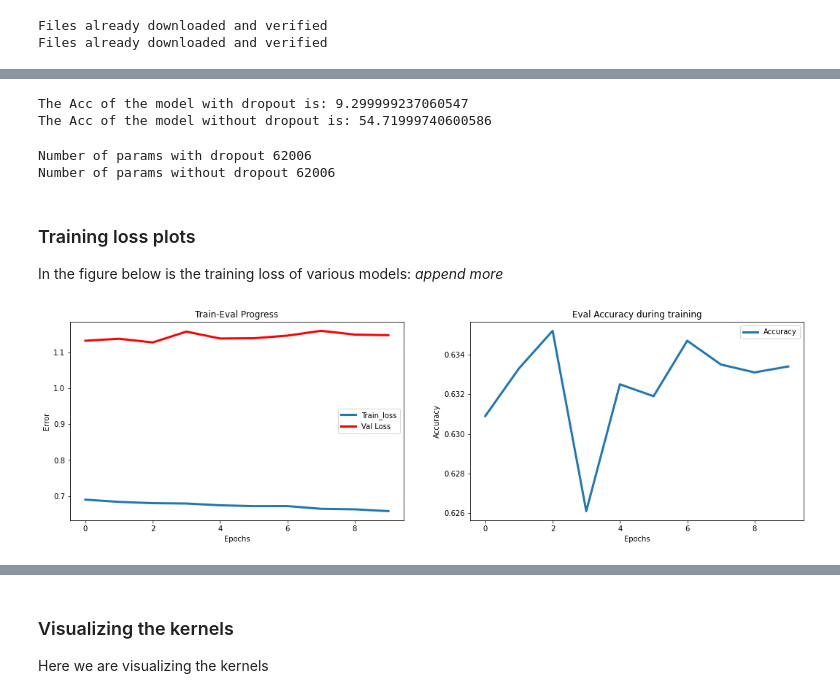
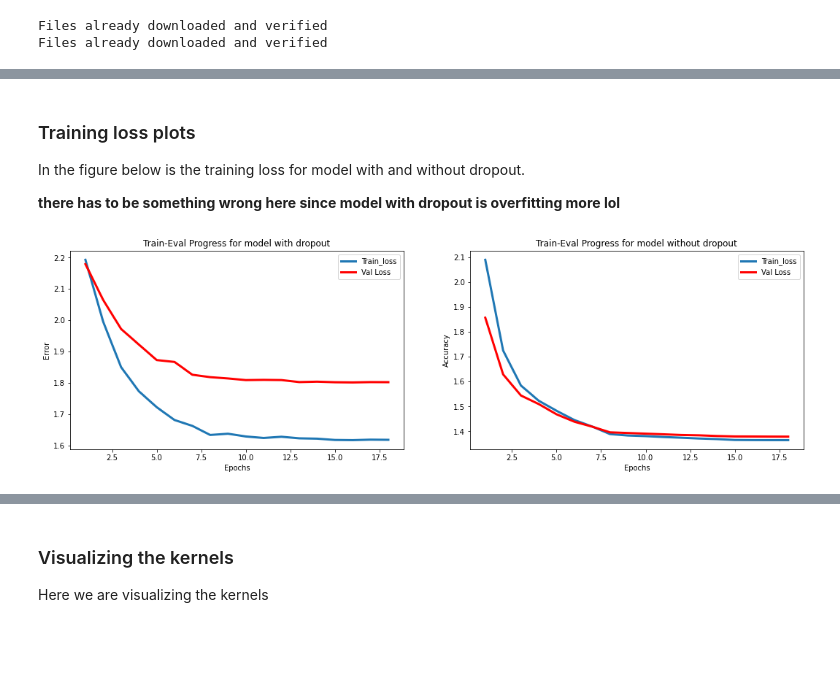
Before and after one commit to vardeep-sandhu/CudaLab, a Jupyter notebook: Sheet03/Sheet03.ipynb, the cells around one changed output, grey strips where cells are left out. Drawn from its saved outputs; the diff is of its cells as text; code cells hidden in the pictures; blank space fills up the shorter version.

Commit message:
changed model and merged Ayesha's visuals

```diff
--- a/Sheet03/Sheet03.ipynb
+++ b/Sheet03/Sheet03.ipynb
@@ -88,7 +89,7 @@ class Network(nn.Module):
         self.fc3 = nn.Linear(in_features=84, out_features=10)
         self.dropout = dropout
         if self.dropout:
-            self.in_dropout = nn.Dropout2d(p=0.2)
+            self.in_dropout = nn.Dropout(p=0.2)
             self.cnn_dropout = nn.Dropout(p=0.5)
             self.lin_dropout = nn.Dropout(p=0.5)
 
@@ -125,4 +114 @@ LR = 3e-4
-# %%
-criterion = nn.CrossEntropyLoss().to(device)
-optimizer = torch.optim.Adam(params=model_without_dropout.parameters(), lr=LR)
 # %%
@@ -231,4 +289,6 @@ loss_with_dropout = training(model=model_with_dropout)
 # %%
-cnn = Network(dropout=False, name="model")
-# optimizer =
-cnn, optimizer, epoch, stats = loading_model(cnn, optimizer, "models/without_dropout_9.pth")
+best_dropout = Network(dropout=False, name="best_dropout")
+best_no_dropout = Network(dropout=False, name="best_no_dropout")
+
+best_dropout, _, _, stats_d = loading_model(best_dropout, "models/model_with_dropout_18.pth")
+best_no_dropout, _, _, stats_no_d = loading_model(best_no_dropout, "models/model_without_dropout_18.pth")
@@ -235,44 +302,38 @@ cnn, optimizer, epoch, stats = loading_model(cnn, optimizer, "models/without_dro
 # %%
-acc_1, _ = testing(model_with_dropout)
-acc_2, _ = testing(model_without_dropout)
+# acc_1, _ = testing(model_with_dropout)
+# acc_2, _ = testing(model_without_dropout)
 
-print(f"The Acc of the model with dropout is: {acc_1 * 100}")
-print(f"The Acc of the model without dropout is: {acc_2 * 100}")
+# print(f"The Acc of the model with dropout is: {acc_1 * 100}")
+# print(f"The Acc of the model without dropout is: {acc_2 * 100}")
-# %% [output]
-The Acc of the model with dropout is: 9.299999237060547
-The Acc of the model without dropout is: 54.71999740600586
 # %%
-print(f"Number of params with dropout {num_params(model_with_dropout)}")
-print(f"Number of params without dropout {num_params(model_without_dropout)}")
+# print(f"Number of params with dropout {num_params(model_with_dropout)}")
+# print(f"Number of params without dropout {num_params(model_without_dropout)}")
-# %% [output]
-Number of params with dropout 62006
-Number of params without dropout 62006
 # %% [markdown]
 ### Training loss plots
 
-In the figure below is the training loss of various models:
-*append more*
+In the figure below is the training loss for model with and without dropout.
+
+**there has to be something wrong here since model with dropout is overfitting more lol**
 # %%
 fig, ax = plt.subplots(1,2)
 fig.set_size_inches(18, 5)
 
-ax[0].plot(stats['epoch'], stats['train_loss'], label="Train_loss", linewidth=3)
-ax[0].plot(stats['epoch'], stats['valid_loss'], label="Val Loss", c='red', linewidth=3)
+ax[0].plot(stats_d['epoch'], stats_d['train_loss'], label="Train_loss", linewidth=3)
+ax[0].plot(stats_d['epoch'], stats_d['val_loss'], label="Val Loss", c='red', linewidth=3)
 ax[0].legend(loc='best')
 ax[0].set_xlabel("Epochs")
 ax[0].set_ylabel("Error")
 
-ax[0].set_title("Train-Eval Progress")
+ax[0].set_title("Train-Eval Progress for model with dropout")
 
-
-ax[1].plot(stats['epoch'], stats['accuracy'], label="Accuracy", linewidth=3)
+ax[1].plot(stats_no_d['epoch'], stats_no_d['train_loss'], label="Train_loss", linewidth=3)
+ax[1].plot(stats_no_d['epoch'], stats_no_d['val_loss'], label="Val Loss", c='red', linewidth=3)
 ax[1].legend(loc='best')
 ax[1].set_xlabel("Epochs")
 ax[1].set_ylabel("Accuracy")
 
-ax[1].set_title("Eval Accuracy during training")
-
+ax[1].set_title("Train-Eval Progress for model without dropout")
 
 plt.show()
 # %% [output]
-[figure, old version]
+[figure, new version]
```
Also changed, not shown: parts of 25 cells of this notebook.
